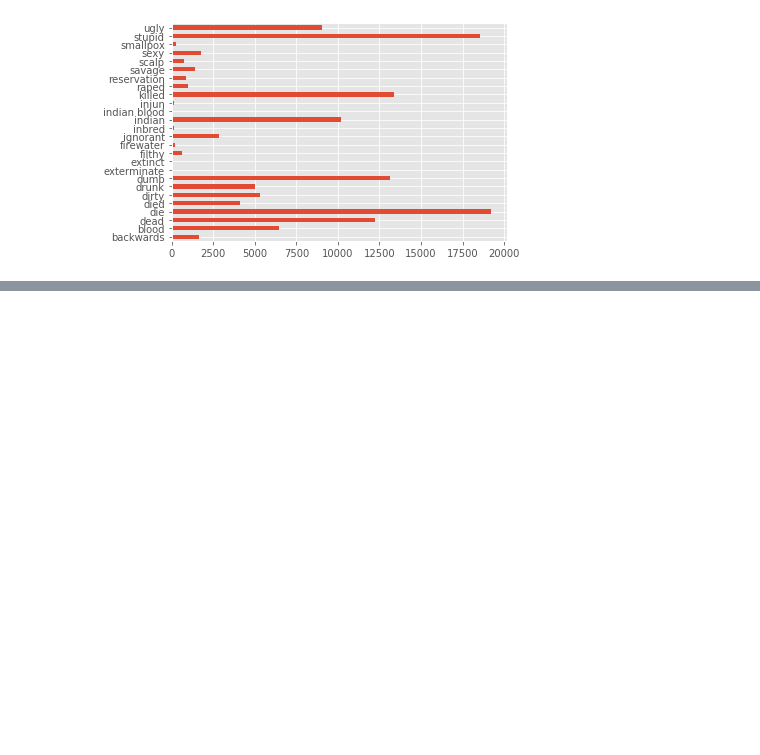
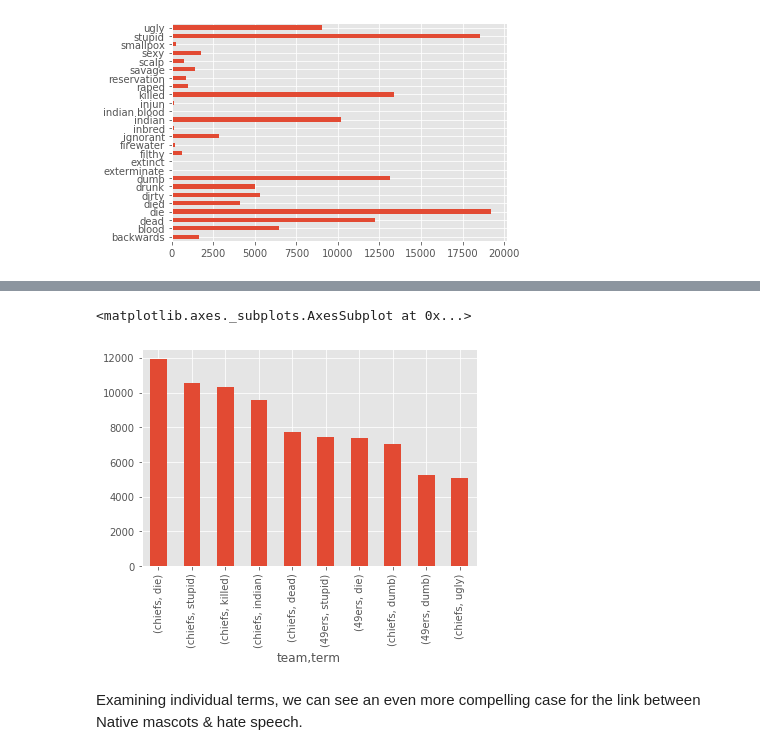
Before and after one commit to IndigenousEngineering/Not_Your_Mascot, a Jupyter notebook: Not_Your_Mascot_full.ipynb, the cells around one changed output, grey strips where cells are left out. Saved outputs shown, nothing was run; the diff lists cells and outputs as text; code cells hidden in the pictures; blank space fills up the shorter version.

```diff
--- a/Not_Your_Mascot_full.ipynb
+++ b/Not_Your_Mascot_full.ipynb
@@ -1464,0 +1500,8 @@ len(chiefs_and_49ers)
+# %%
+# wine_reviews.groupby("country").price.mean().sort_values(ascending=False)[:5].plot.bar()
+chiefs_and_49ers.groupby('team').term.value_counts().sort_values(ascending=False)[:10].plot.bar()
+# %% [output]
+<matplotlib.axes._subplots.AxesSubplot at 0x...>
+[figure, added]
+# %% [markdown]
+Examining individual terms, we can see an even more compelling case for the link between Native mascots & hate speech.
```
Also changed, not shown: parts of 6 cells of this notebook.
